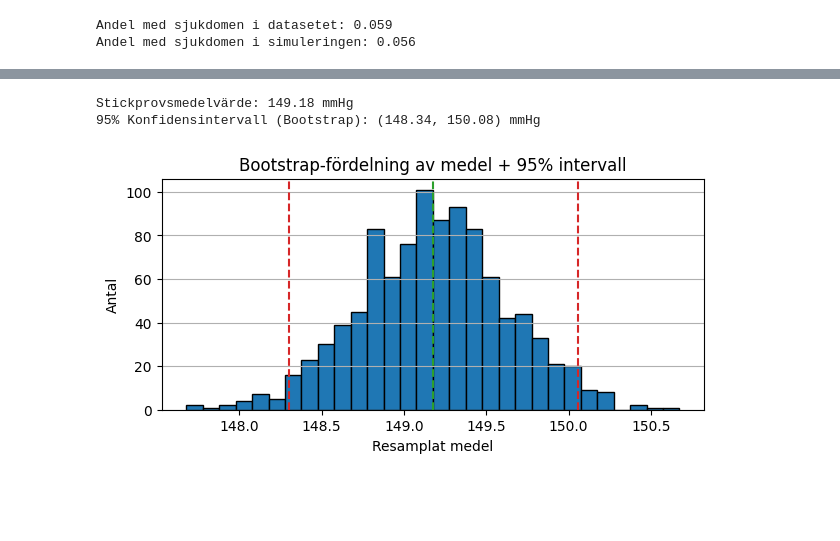
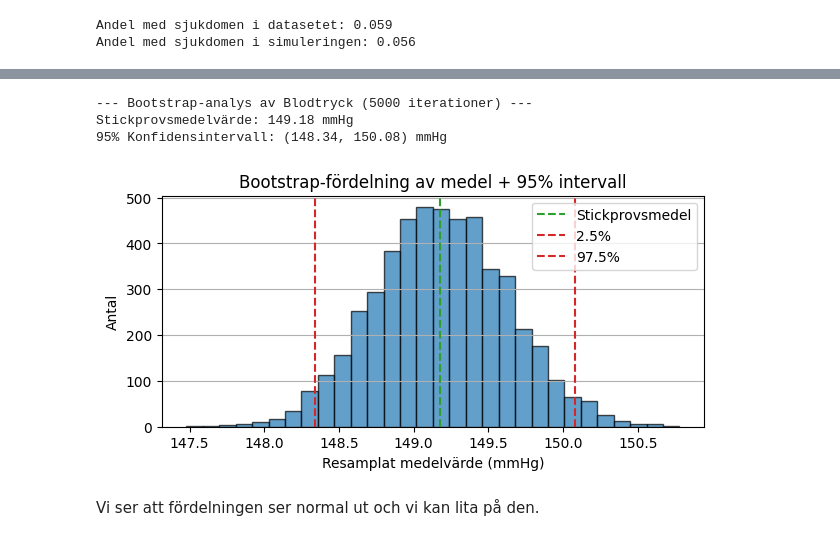
Before and after one commit to jonaslindstrom647/halsostudie, a Jupyter notebook: halso_studie.ipynb, the cells around one changed output, grey strips where cells are left out. Cells and saved outputs as stored; diff of their text form; code cells hidden in the pictures; blank space fills up the shorter version.

Commit message:
Här kommer del2 med classen HealthAnalyzer komplett för inlämning

```diff
--- a/halso_studie.ipynb
+++ b/halso_studie.ipynb
@@ -3,14 +5,7 @@
 # %%
-import pandas as pd
-import numpy as np
-import matplotlib.pyplot as plt
-from scipy import stats
+from health_utils import HealthAnalyzer
+file_path = "data/health_study_dataset.csv"
+analyzer = HealthAnalyzer(file_path)
 
-np.random.seed(42)
-n_sim = 1000
-
-health_study = pd.read_csv("data/health_study_dataset.csv")
-
-columns = ["age", "weight", "height", "systolic_bp", "cholesterol"]
-health_study[columns].describe()
+analyzer.show_basic_info()
 # %% [output]
@@ -91,37 +46,10 @@ Andel med sjukdomen i simuleringen: 0.056
 # %%
-systolic_bp_clean = health_study["systolic_bp"].dropna()
-def ci_mean_bootstrap(x, B=5000, confidence=0.95):
-    x = np.asarray(x, dtype=float)
-    n = len(x)
-    boot_means = np.empty(B)
-    for b in range(B):
-        boot_sample = np.random.choice(x, size=n, replace=True)
-        boot_means[b] = np.mean(boot_sample)
-
-    alpha = (1 - confidence) / 2 # 2,5:e procentilen och 97.5:e procentilen
-    lo, hi = np.percentile(boot_means,[100*alpha, 100*(1-alpha)])
-    return float(lo), float(hi), float(np.mean(x))
-
-blo, bhi, bmean= ci_mean_bootstrap(systolic_bp_clean)
-(blo, bhi), bmean, ci_mean_bootstrap(systolic_bp_clean)
-
-print(f"Stickprovsmedelvärde: {bmean:.2f} mmHg")
-print(f"95% Konfidensintervall (Bootstrap): ({blo:.2f}, {bhi:.2f}) mmHg")
-
-#Bootstrap-fördelning i Histogram med 95% CI
-fig, ax = plt.subplots(figsize=(7, 3))
-bm = np.array([np.mean(np.random.choice(systolic_bp_clean, size=len(systolic_bp_clean), replace=True)) for _ in range(1000)])
-
-ax.hist(bm, bins=30, edgecolor="black")
-ax.axvline(np.mean(systolic_bp_clean), color="tab:green", linestyle="--", label="Stickprovsmedel")
-ax.axvline(np.percentile(bm, 2.5), color="tab:red", linestyle="--", label="2.5%")
-ax.axvline(np.percentile(bm, 97.5), color="tab:red", linestyle="--", label="97.5%")
-ax.set_title("Bootstrap-fördelning av medel + 95% intervall")
-ax.set_xlabel("Resamplat medel")
-ax.set_ylabel("Antal")
-ax.grid(True, axis="y")
-plt.show()
+# Bootstrap-analys av Blodtryck (5000 iterationer)
+analyzer.analyze_bp_bootstrap()
 # %% [output]
+--- Bootstrap-analys av Blodtryck (5000 iterationer) ---
 Stickprovsmedelvärde: 149.18 mmHg
-95% Konfidensintervall (Bootstrap): (148.34, 150.08) mmHg
+95% Konfidensintervall: (148.34, 150.08) mmHg
-[figure, old version]
+[figure, new version]
+# %% [markdown]
+Vi ser att fördelningen ser normal ut och vi kan lita på den.
```
Also changed, not shown: parts of 16 cells of this notebook, 2 other files.
